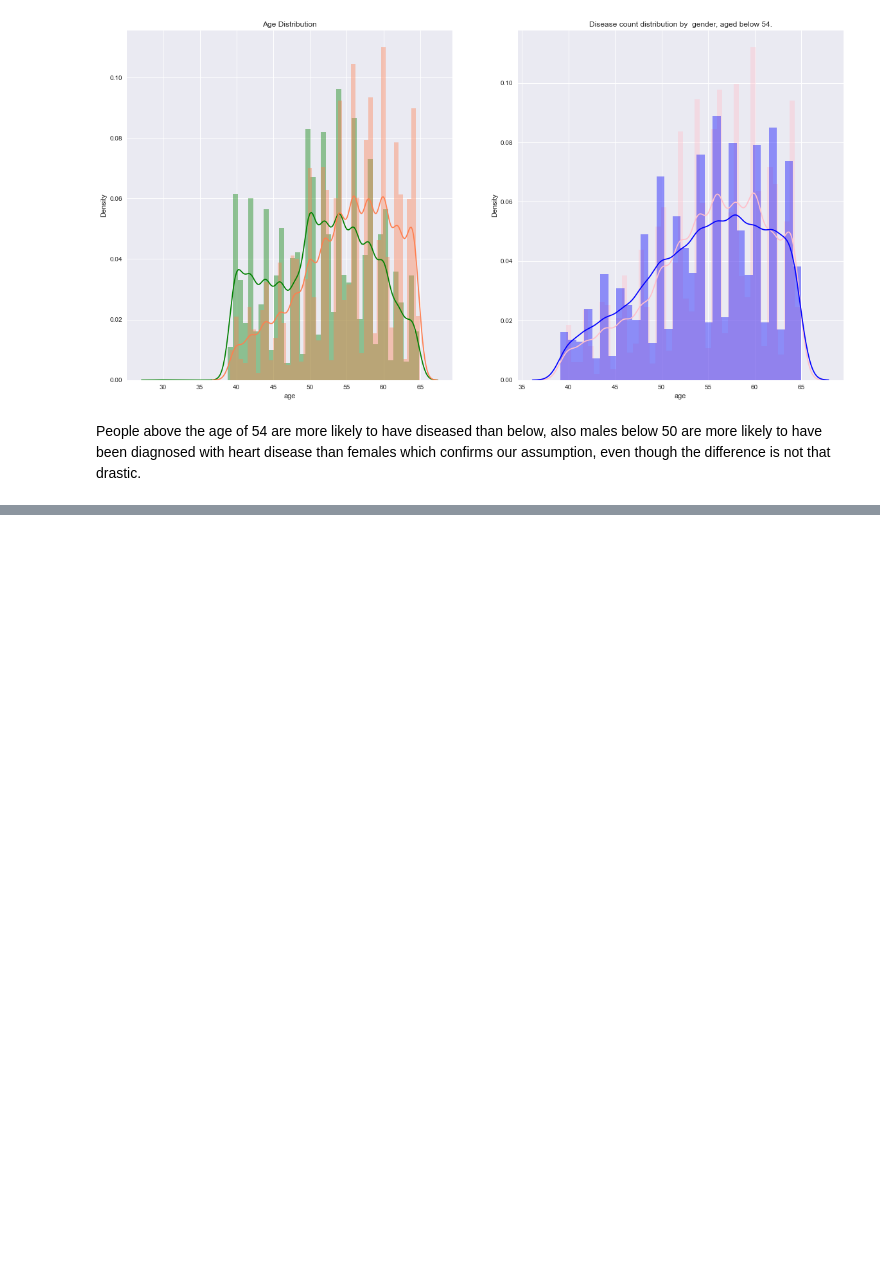
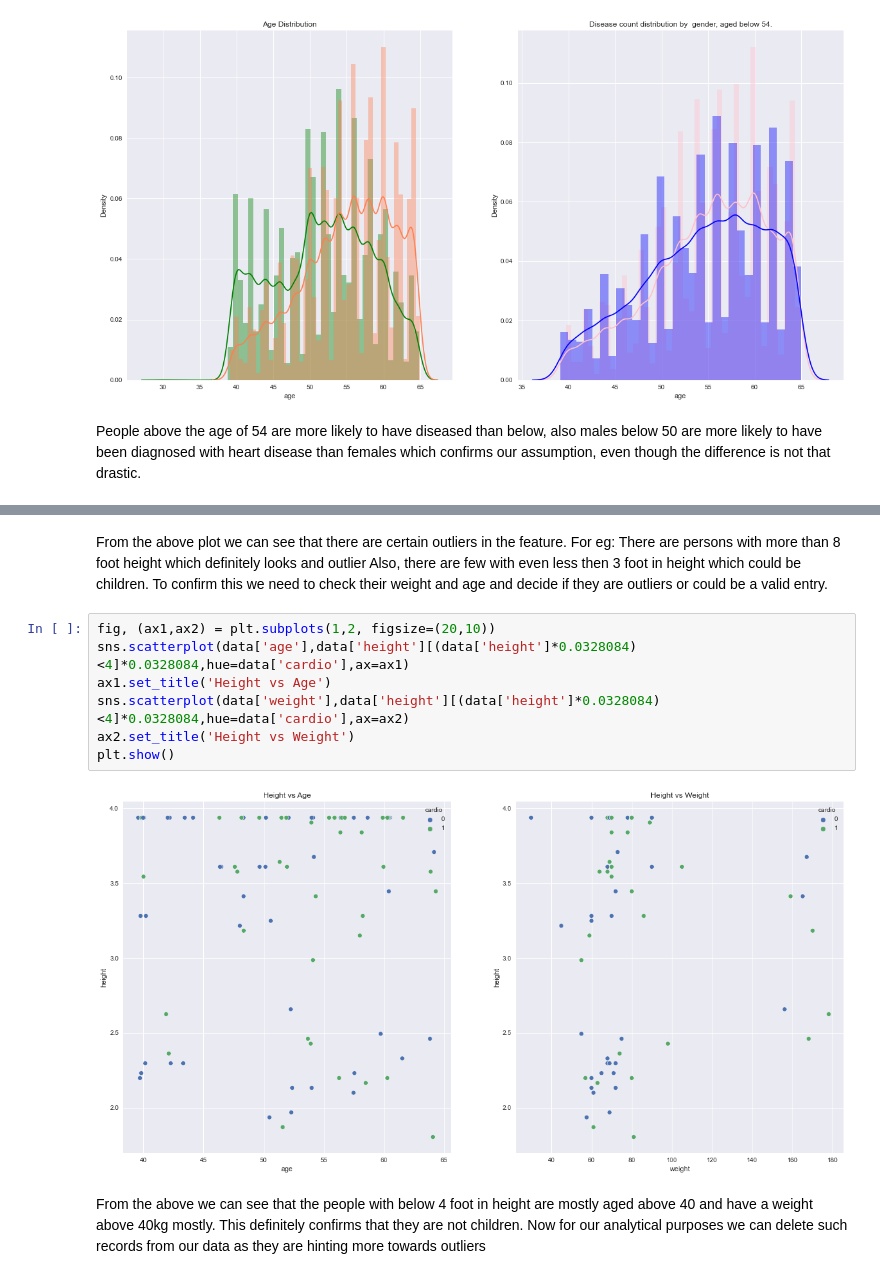
Before and after one commit to Aditya-Ramachandran/cardiovascular-disease-detection, a Jupyter notebook: EDA 1.ipynb, the cells around one changed output, grey strips where cells are left out. Saved outputs shown, nothing was run; the diff lists cells and outputs as text; blank space fills up the shorter version.

```diff
--- a/EDA 1.ipynb
+++ b/EDA 1.ipynb
@@ -134,0 +144,13 @@ People above the age of 54 are more likely to have diseased than below, also mal
+# %% [markdown]
+From the above plot we can see that there are certain outliers in the feature. For eg: There are persons with more than 8 foot height which definitely looks and outlier Also, there are few with even less then 3 foot in height which could be children. To confirm this we need to check their weight and age and decide if they are outliers or could be a valid entry.
+# %%
+fig, (ax1,ax2) = plt.subplots(1,2, figsize=(20,10))
+sns.scatterplot(data['age'],data['height'][(data['height']*0.0328084)<4]*0.0328084,hue=data['cardio'],ax=ax1)
+ax1.set_title('Height vs Age')
+sns.scatterplot(data['weight'],data['height'][(data['height']*0.0328084)<4]*0.0328084,hue=data['cardio'],ax=ax2)
+ax2.set_title('Height vs Weight')
+plt.show()
+# %% [output]
+[figure, added]
+# %% [markdown]
+From the above we can see that the people with below 4 foot in height are mostly aged above 40 and have a weight above 40kg mostly. This definitely confirms that they are not children. Now for our analytical purposes we can delete such records from our data as they are hinting more towards outliers
```
Also changed, not shown: parts of 3 cells of this notebook.
